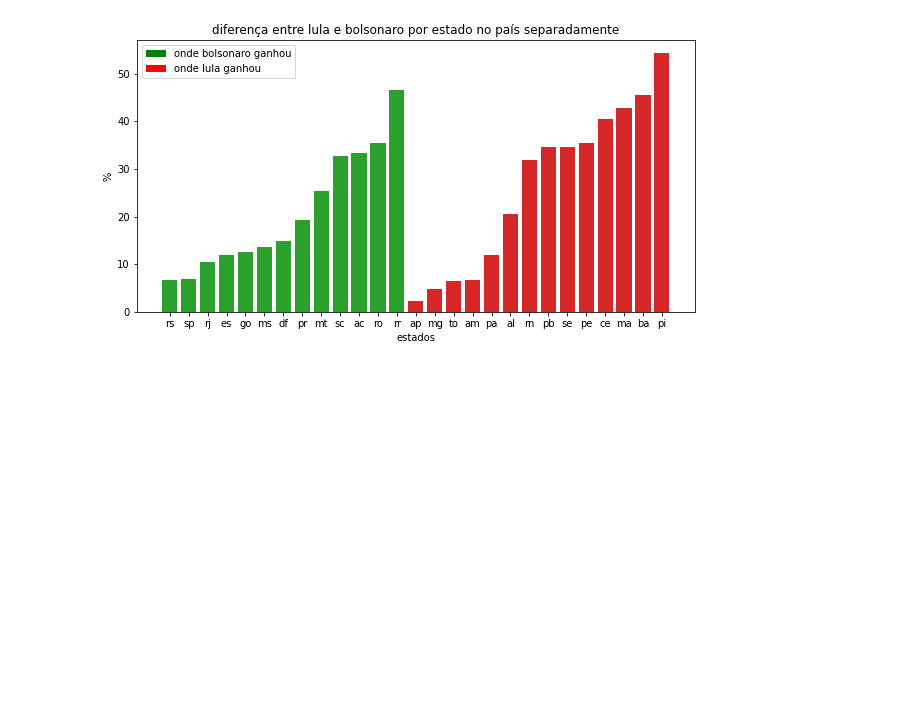
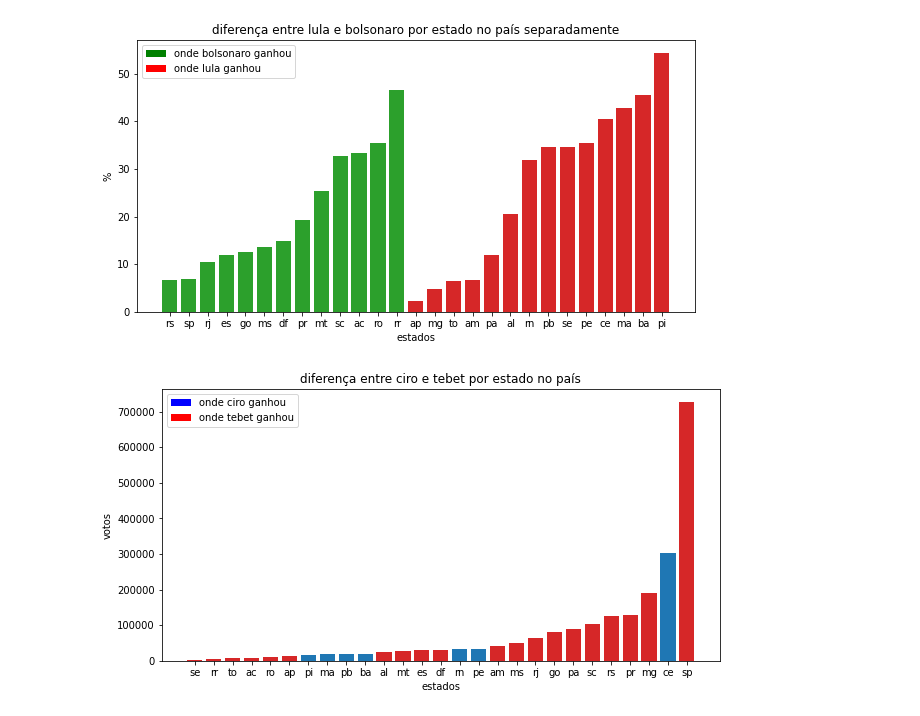
Before and after one commit to luisArthurRodriguesDaSilva/analise-eleicoes-brasileiras-2022, a Jupyter notebook: apuração.ipynb, the cells around one changed output. Drawn from its saved outputs; the diff is of its cells as text; code cells hidden in the pictures; blank space fills up the shorter version.

Commit message:
ciro/tebet diferença de votos por estado

```diff
--- a/apuração.ipynb
+++ b/apuração.ipynb
@@ -111,0 +105,2 @@ takeData(getPresidentUrl('sp'))
+# %%
+getVotesDiffBetweenTwoCandidates = lambda uf,candidates:  getDiffBetweenTwoCandidates(uf=uf , candidates=candidates, attr='Votos')
@@ -152,3 +151,23 @@ ax.legend()
 plt.show()
 # %% [output]
 [figure]
+# %%
+diffCiroTebet = lambda uf : getVotesDiffBetweenTwoCandidates(uf=uf,candidates=[CIRO_TAG,TEBET_TAG])
+ordened_ufs = sorted(brasil_ufs, key = lambda uf : diffCiroTebet(uf)[0])
+counts = list(map(lambda uf: diffCiroTebet(uf)[0],ordened_ufs))
+bar_colors = list(map(lambda uf: 'tab:blue' if diffCiroTebet(uf)[1] == CIRO_TAG else 'tab:red',ordened_ufs))
+
+fig, ax = plt.subplots()
+ax.bar(ordened_ufs, counts, color = bar_colors)
+ax.bar([0], [0], color = 'blue', label='onde ciro ganhou') #metodo para conseguir colocar a legenda
+ax.bar([0 ],[0 ], color = 'red', label='onde tebet ganhou')
+# bar_colors = list(map(lambda uf : getPPDiffBetweenJairNine(uf)[1],ordened_ufs))
+fig.set_size_inches(10,5)
+ax.set_ylabel('votos')
+ax.set_xlabel('estados')
+ax.set_title('diferença entre ciro e tebet por estado no país')
+ax.legend()
+
+plt.show()
+# %% [output]
+[figure, added]
```
Also changed, not shown: parts of 8 cells of this notebook.
